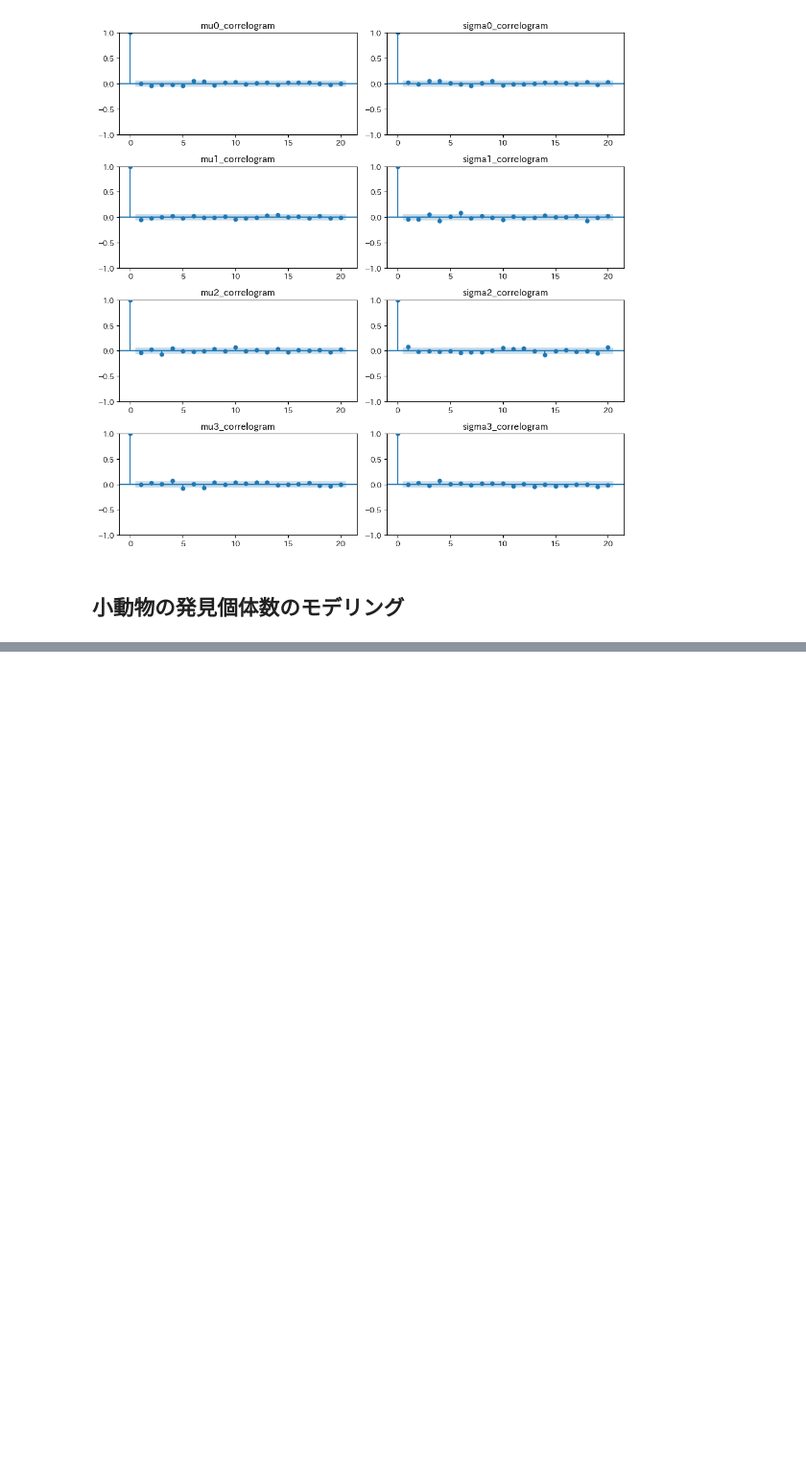
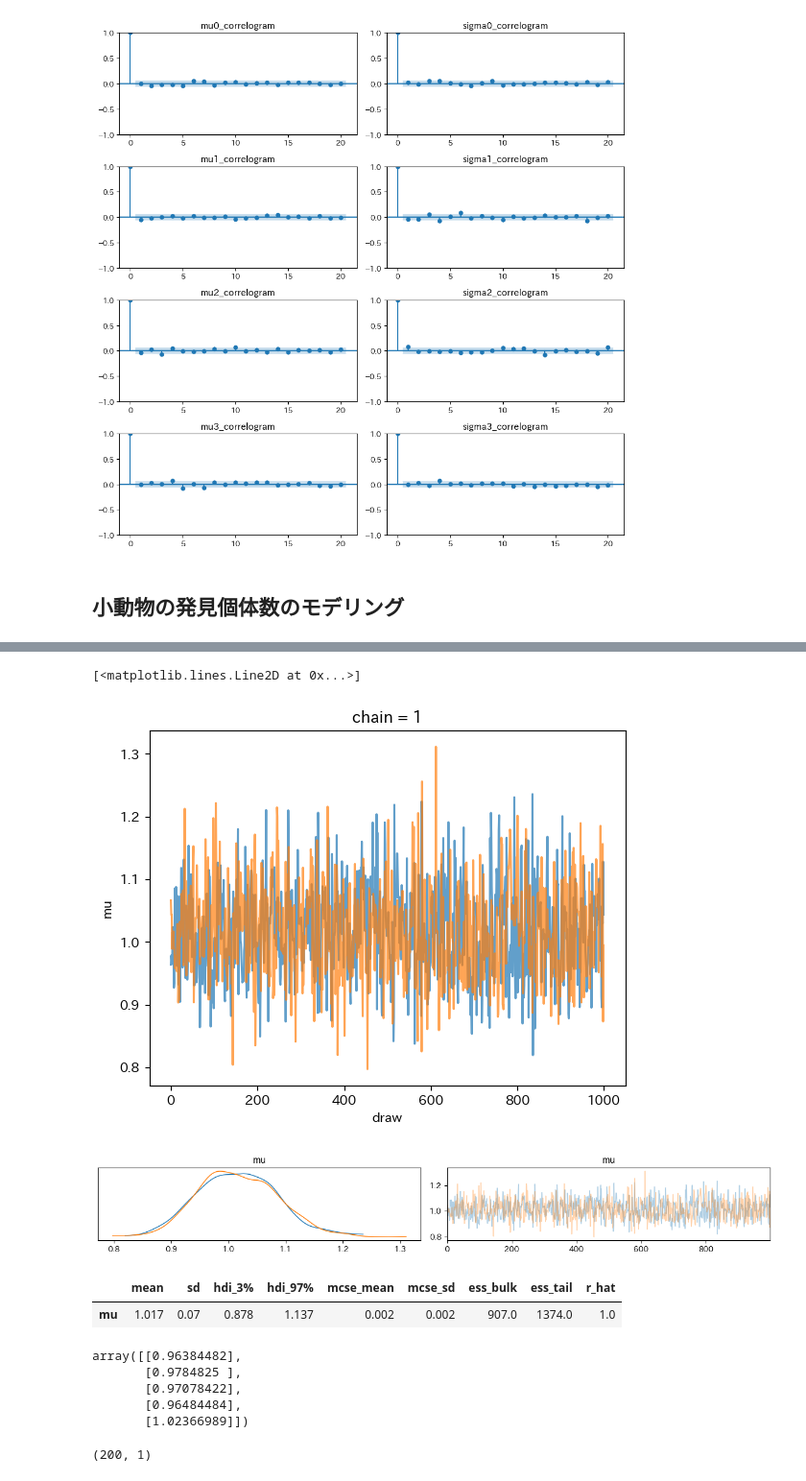
Before and after one commit to wakamatsuikuma/Learning, a Jupyter notebook: (python)RとStanではじめるベイズ統計モデリングによるデータ分析入門/Part2.ipynb, the cells around one changed output, grey strips where cells are left out. Shown at 96% size. Cells and saved outputs as stored; diff of their text form; code cells hidden in the pictures; blank space fills up the shorter version.

```diff
--- a/(python)RとStanではじめるベイズ統計モデリングによるデータ分析入門/Part2.ipynb
+++ b/(python)RとStanではじめるベイズ統計モデリングによるデータ分析入門/Part2.ipynb
@@ -216,0 +239,13 @@ plt.show();
+# %%
+# 確率モデル定義
+
+model = pm.Model()
+with model:
+    # 事前分布: 各パラメータの分散を極端に大きくすることで無情報事前分布とみなせる
+    mu = pm.HalfNormal("mu", sigma = 1000000)
+
+    # ポアソン分布
+    X_obs = pm.Poisson("X_obs", mu = mu, observed = animal_num_df)
+
+g = pm.model_to_graphviz(model)
+display(g)
@@ -216,0 +254,8 @@ plt.show();
+# %%
+# MCMCサンプリング
+with model:
+    idata2 = pm.sample(chains = 2,
+                       tune = 1000,
+                       draws = 1000,
+                       random_seed= 42
+                       )
@@ -216,0 +270,33 @@ plt.show();
+# %%
+# トレースプロット
+idata2.posterior["mu"][0].plot(alpha=0.7)
+idata2.posterior["mu"][1].plot(alpha=0.7)
+# %% [output]
+[<matplotlib.lines.Line2D at 0x...>]
+[figure, added]
+# %%
+# MCMCサンプリングの可視化（パラメータの可視化）
+az.plot_trace(idata2, compact=False)
+plt.tight_layout();
+# %% [output]
+[figure, added]
+# %%
+# MCMCサンプルの統計量確認
+az.summary(idata2)
+# %% [output]
+|  | mean | sd | hdi_3% | hdi_97% | mcse_mean | mcse_sd | ess_bulk | ess_tail | r_hat |
+| mu | 1.017 | 0.07 | 0.878 | 1.137 | 0.002 | 0.002 | 907.0 | 1374.0 | 1.0 |
+# %%
+# 事後予測分布の確認: 得られたパラメータそれぞれの予測分布を確認(MCMCサンプル数の分布が得られる))
+mu_ifr = idata2.posterior["mu"][0].values.reshape(-1, 1)[0:5, :] # 5つだけ取り出す。
+mu_ifr
+# %% [output]
+array([[0.96384482],
+       [0.9784825 ],
+       [0.97078422],
+       [0.96484484],
+       [1.02366989]])
+# %%
+animal_num_df.values.shape
+# %% [output]
+(200, 1)
```
Also changed, not shown: parts of 6 cells of this notebook.
